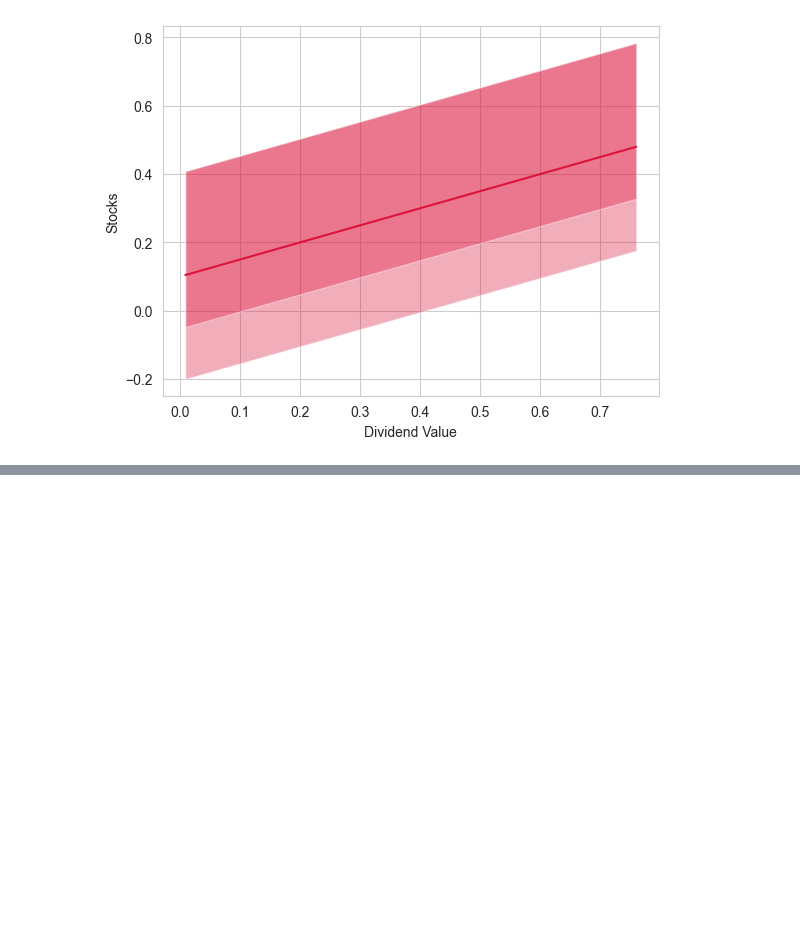
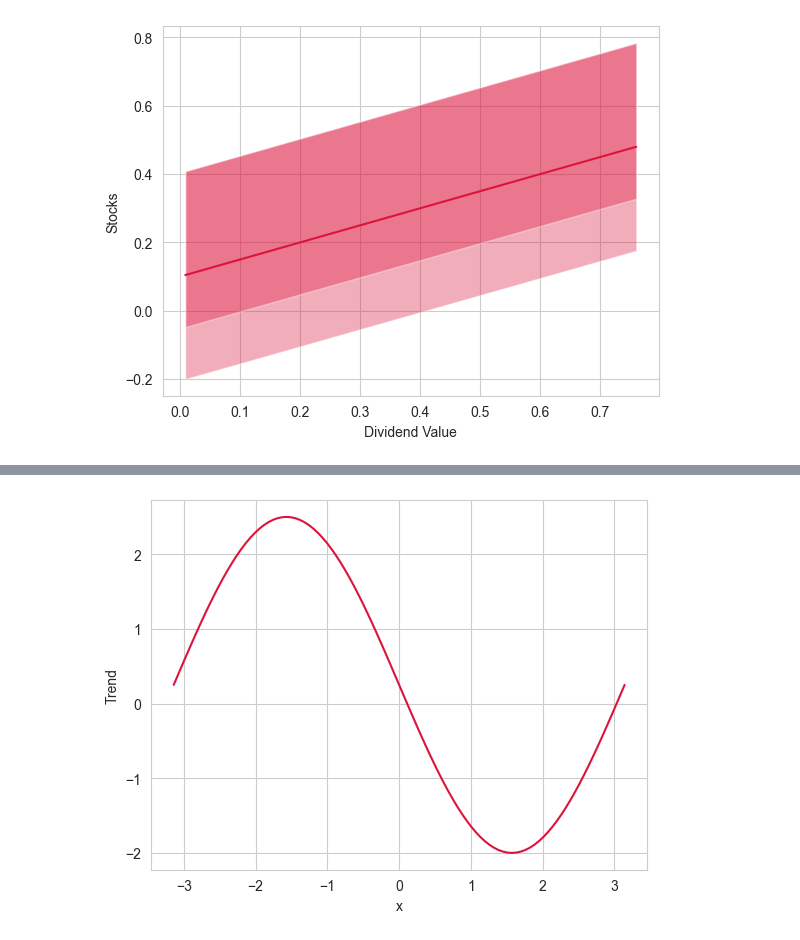
Before and after one commit to gmkumar1988/Data-Analytics-Projects, a Jupyter notebook: Linear_Model_Finance_Mastercard.ipynb, the cells around one changed output, grey strips where cells are left out. Cells and saved outputs as stored; diff of their text form; code cells hidden in the pictures; blank space fills up the shorter version.

Commit message:
Linear Model Mastercard

```diff
--- a/Linear_Model_Finance_Mastercard.ipynb
+++ b/Linear_Model_Finance_Mastercard.ipynb
@@ -144,0 +243,2 @@ plt.show()
+# %%
+df_mastercard_new['trend'] = my_intercept + my_slope * df_mastercard_new.x
@@ -144,0 +261,2 @@ plt.show()
+# %%
+df_mastercard_new['y'] = rg.normal(loc=df_mastercard_new.trend, scale=my_sigma, size = df_mastercard_new.shape[0])
@@ -144,0 +279,4 @@ plt.show()
+# %%
+df_mastercard_new['trend'] = my_intercept + my_slope * np.sin(df_mastercard_new.x)
+# %%
+sns.set_style('whitegrid')
@@ -144,0 +299,9 @@ plt.show()
+# %%
+fig, ax = plt.subplots()
+
+ax.plot(df_mastercard_new.x, df_mastercard_new.trend, color = 'crimson',linewidth = 1.5)
+ax.set_xlabel('x')
+ax.set_ylabel('Trend')
+plt.show()
+# %% [output]
+[figure, added]
```
Also changed, not shown: parts of 29 cells of this notebook.
